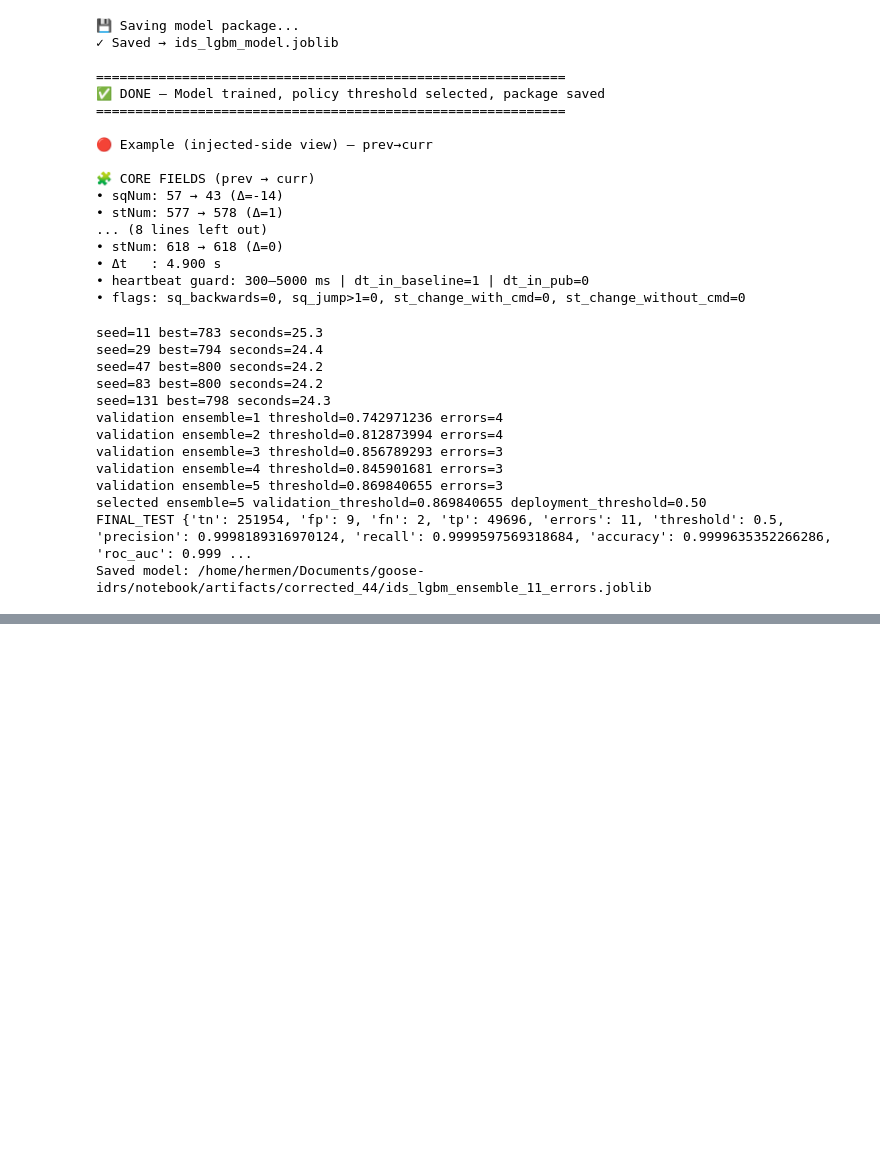
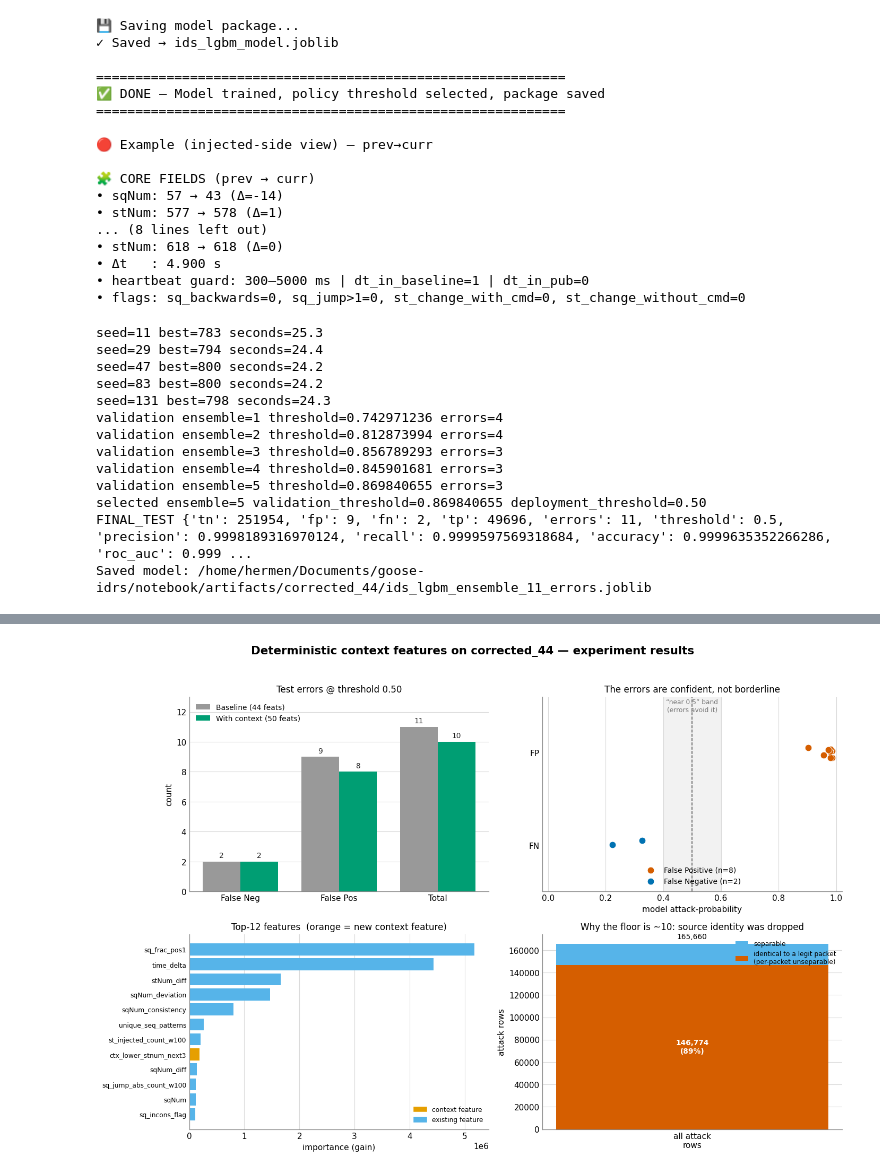
Before and after one commit to Halberto/goose-idrs, a Jupyter notebook: notebook/Lightgbm&XAI.ipynb, the cells around one changed output, grey strips where cells are left out. Cells and saved outputs as stored; diff of their text form; code cells hidden in the pictures; blank space fills up the shorter version.

```diff
--- a/notebook/Lightgbm&XAI.ipynb
+++ b/notebook/Lightgbm&XAI.ipynb
@@ -3535,0 +3708,91 @@ Saved model: /home/hermen/Documents/goose-idrs/notebook/artifacts/corrected_44/i
+# %%
+# ============================================================
+# 📊 EXPERIMENT RESULTS — graphics
+#   Run AFTER the experiment cell above (reuses its variables:
+#   proba, yte, ite, tn, fp, fn, tp, final, models, ctx_names,
+#   rank, y, st, sq). Renders a 4-panel summary + saves a PNG.
+# ============================================================
+import numpy as np, pandas as pd, matplotlib.pyplot as plt, os
+
+# Okabe-Ito colourblind-safe palette (fixed roles, not cycled)
+C = dict(base="#56B4E9", ctx="#E69F00", context_model="#009E73",
+         baseline="#999999", FP="#D55E00", FN="#0072B2", grid="#D9D9D9", ink="#222222")
+plt.rcParams.update({"axes.edgecolor": "#888888", "axes.linewidth": .8,
+                     "font.size": 10, "axes.titlesize": 11, "figure.dpi": 110})
+
+def _clean(ax):
+    ax.spines[["top", "right"]].set_visible(False)
+    ax.tick_params(length=0)
+
+fig, ax = plt.subplots(2, 2, figsize=(13, 9))
+fig.suptitle("Deterministic context features on corrected_44 — experiment results",
+             fontsize=14, fontweight="bold", y=0.98)
+
+# ---- (0,0) error comparison: baseline (11) vs with-context ----
+a = ax[0, 0]
+groups = ["False Neg", "False Pos", "Total"]
+base_v = [2, 9, 11]
+ctx_v  = [fn, fp, fp + fn]
+x = np.arange(len(groups)); w = 0.38
+b1 = a.bar(x - w/2, base_v, w, label="Baseline (44 feats)", color=C["baseline"])
+b2 = a.bar(x + w/2, ctx_v,  w, label="With context (50 feats)", color=C["context_model"])
+for bars in (b1, b2):
+    for r in bars:
+        a.text(r.get_x() + r.get_width()/2, r.get_height() + 0.15,
+               f"{int(r.get_height())}", ha="center", va="bottom", fontsize=9, color=C["ink"])
+a.set_xticks(x); a.set_xticklabels(groups); a.set_ylabel("count")
+a.set_title("Test errors @ threshold 0.50"); a.set_ylim(0, 13)
+a.legend(frameon=False, fontsize=9); a.yaxis.grid(True, color=C["grid"], lw=.7); a.set_axisbelow(True); _clean(a)
+
+# ---- (0,1) where the errors sit in probability space ----
+a = ax[0, 1]
+err = np.flatnonzero((proba >= .5).astype(int) != yte)
+pfp = proba[err][yte[err] == 0]; pfn = proba[err][yte[err] == 1]
+a.axvspan(0.4, 0.6, color="#F2F2F2", zorder=0)  # "near 0.5" band the errors avoid
+a.axvline(0.5, color="#555555", ls="--", lw=1)
+rng = np.random.default_rng(0)
+a.scatter(pfp, np.full_like(pfp, 1) + rng.uniform(-.06, .06, len(pfp)),
+          s=70, color=C["FP"], label=f"False Positive (n={len(pfp)})", zorder=3, edgecolor="white", linewidth=.6)
+a.scatter(pfn, np.full_like(pfn, 0) + rng.uniform(-.06, .06, len(pfn)),
+          s=70, color=C["FN"], label=f"False Negative (n={len(pfn)})", zorder=3, edgecolor="white", linewidth=.6)
+a.text(0.5, 1.42, "“near 0.5” band\n(errors avoid it)", ha="center", va="bottom", fontsize=8, color="#777777")
+a.set_yticks([0, 1]); a.set_yticklabels(["FN", "FP"]); a.set_xlim(-.02, 1.02); a.set_ylim(-.5, 1.6)
+a.set_xlabel("model attack-probability"); a.set_title("The errors are confident, not borderline")
+a.legend(frameon=False, fontsize=9, loc="lower center"); a.xaxis.grid(True, color=C["grid"], lw=.7); a.set_axisbelow(True); _clean(a)
+
+# ---- (1,0) feature importance, context features highlighted ----
+a = ax[1, 0]
+top = rank.head(12).iloc[::-1]
+cols = [C["ctx"] if f in ctx_names else C["base"] for f in top["f"]]
+a.barh(range(len(top)), top["gain"], color=cols)
+a.set_yticks(range(len(top))); a.set_yticklabels(top["f"], fontsize=8)
+a.set_xlabel("importance (gain)"); a.set_title("Top-12 features  (orange = new context feature)")
+a.xaxis.grid(True, color=C["grid"], lw=.7); a.set_axisbelow(True); _clean(a)
+from matplotlib.patches import Patch
+a.legend(handles=[Patch(color=C["ctx"], label="context feature"), Patch(color=C["base"], label="existing feature")],
+         frameon=False, fontsize=8, loc="lower right")
+
+# ---- (1,1) the error floor is a dataset limit ----
+a = ax[1, 1]
+key = (st * 100000 + sq).astype(np.int64)
+lab = {}
+for k, l in zip(key, y): lab.setdefault(k, set()).add(int(l))
+both_keys = {k for k, v in lab.items() if v == {0, 1}}
+atk_total = int((y == 1).sum())
+atk_unsep = int(np.isin(key[y == 1], list(both_keys)).sum())
+a.bar(["all attack\nrows"], [atk_total], color=C["base"], width=.5, label="separable")
+a.bar(["all attack\nrows"], [atk_unsep], color=C["FP"], width=.5,
+      label="identical to a legit packet\n(per-packet unseparable)")
+a.text(0, atk_total + atk_total*0.02, f"{atk_total:,}", ha="center", va="bottom", fontsize=9)
+a.text(0, atk_unsep/2, f"{atk_unsep:,}\n({atk_unsep/atk_total*100:.0f}%)",
+       ha="center", va="center", fontsize=9, color="white", fontweight="bold")
+a.set_ylabel("attack rows"); a.set_title("Why the floor is ~10: source identity was dropped")
+a.legend(frameon=False, fontsize=8, loc="upper right"); a.yaxis.grid(True, color=C["grid"], lw=.7)
+a.set_axisbelow(True); _clean(a)
+
+plt.tight_layout(rect=[0, 0, 1, 0.96])
+_out = os.path.join(ROOT, "experiment_context_results.pdf")
+plt.savefig(_out, bbox_inches="tight")   # vector PDF
+print(f"✓ Saved figure → {_out}")
+plt.show()
+# %% [output]
@@ -3535,0 +3800 @@ Saved model: /home/hermen/Documents/goose-idrs/notebook/artifacts/corrected_44/i
+[figure, added]
```
Also changed, not shown: parts of 2 cells of this notebook, 2 other files.
